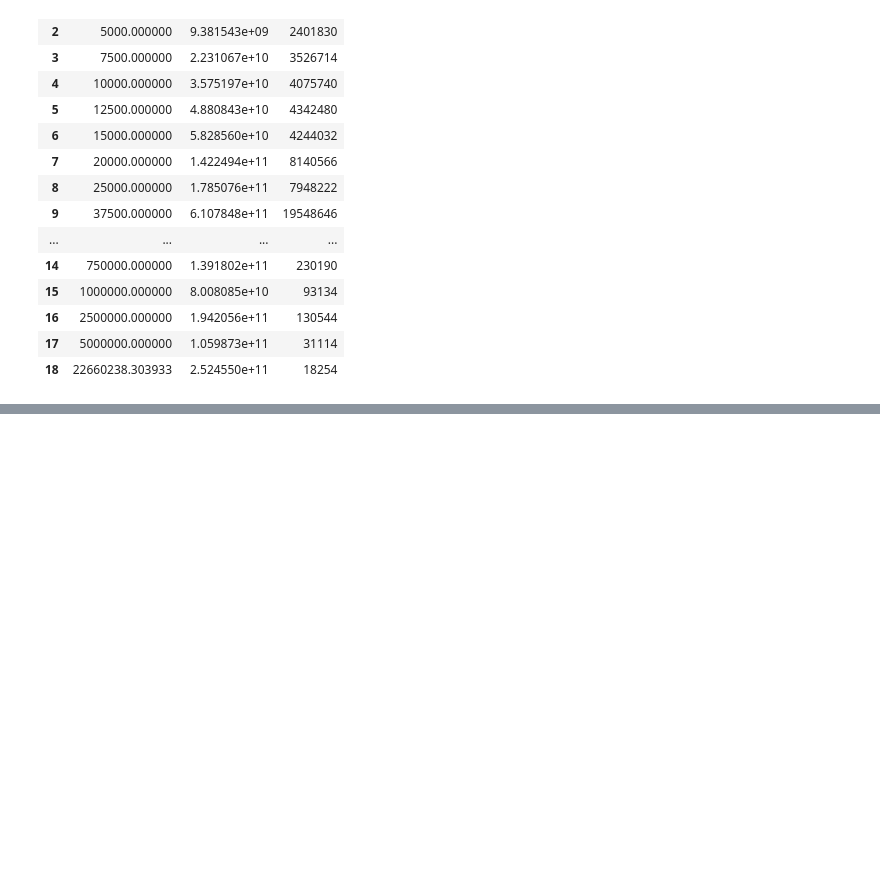
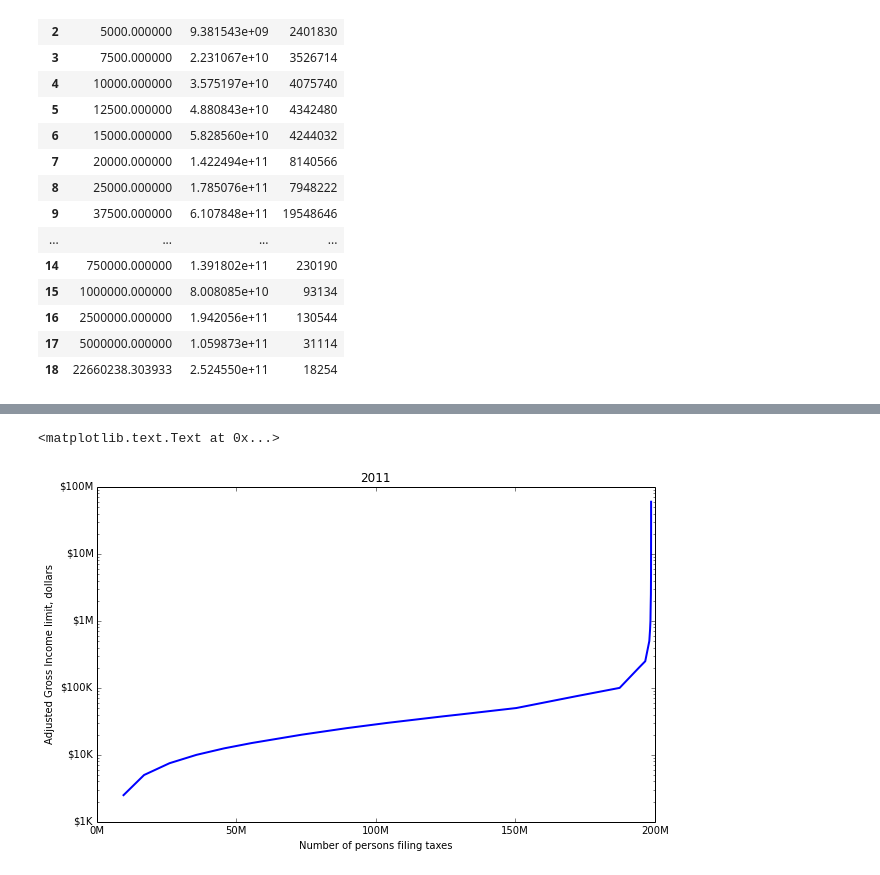
Before and after one commit to CMU-CREATE-Lab/underemployment, a Jupyter notebook: IRS Income Histogram.ipynb, the cells around one changed output, grey strips where cells are left out. Drawn from its saved outputs; the diff is of its cells as text; code cells hidden in the pictures; blank space fills up the shorter version.

```diff
--- a/IRS Income Histogram.ipynb
+++ b/IRS Income Histogram.ipynb
@@ -273,0 +314,12 @@ ylabel('Number of persons filing taxes')
+# %%
+p = subplot()
+p.set_yscale('log')
+p.xaxis.set_major_formatter(FuncFormatter(lambda x, pos: '%dM' % (x / 1e6)))
+p.yaxis.set_major_formatter(FuncFormatter(lambda x, pos: '$%dK' % (x / 1e3) if x < 1e6 else '$%dM' % (x / 1e6)))
+p.plot(pop_at_agi_thresholds, agi_thresholds, linewidth = 2.0)
+title("2011")
+ylabel('Adjusted Gross Income limit, dollars')
+xlabel('Number of persons filing taxes')
+# %% [output]
+<matplotlib.text.Text at 0x...>
+[figure, added]
```
Also changed, not shown: parts of 11 cells of this notebook.
